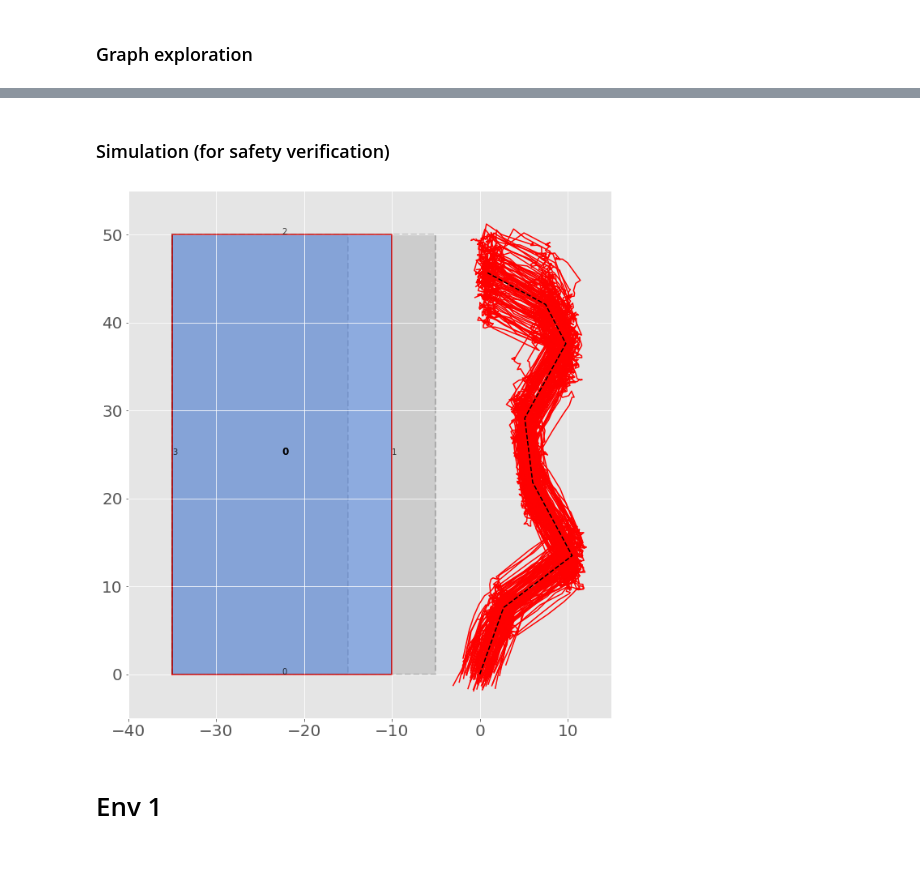
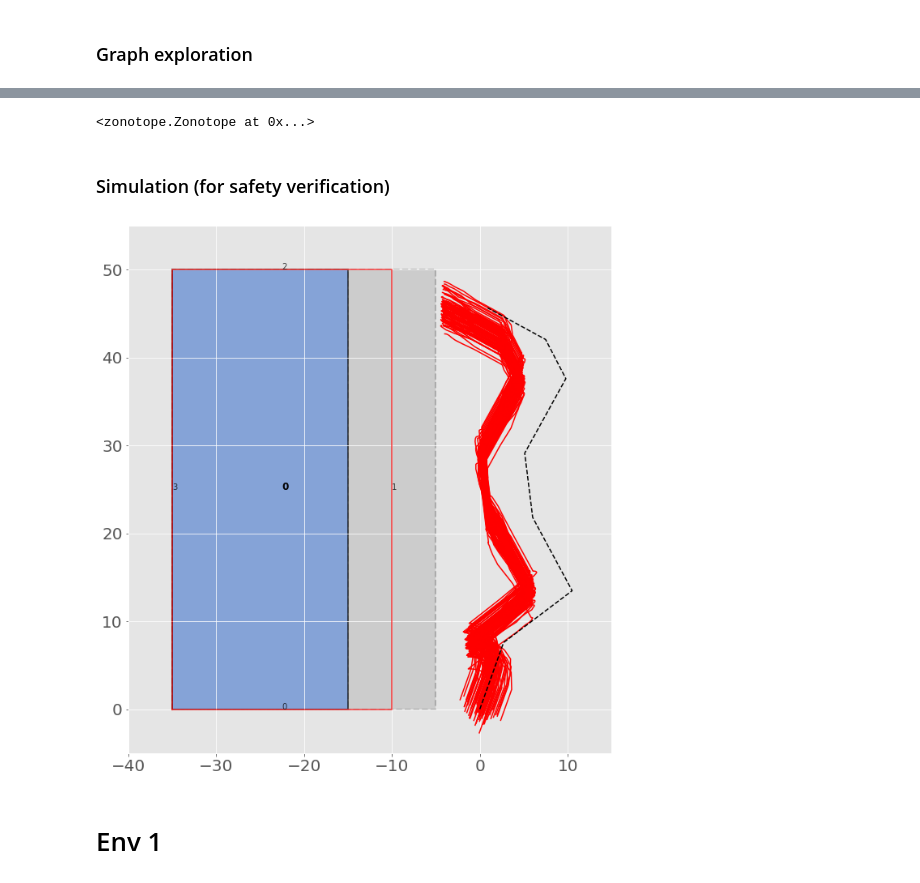
Before and after one commit to zhangvwk/planning-with-map-errors, a Jupyter notebook: environment_examples.ipynb, the cells around one changed output, grey strips where cells are left out. Saved outputs shown, nothing was run; the diff lists cells and outputs as text; code cells hidden in the pictures.

```diff
--- a/environment_examples.ipynb
+++ b/environment_examples.ipynb
@@ -49,7 +49,7 @@ lqr_planner = LQRPlanner(Q_lqr, R_lqr, A, B)
 
 dx = 1
 Q = np.eye(2) * 0.05
-R = 1
+R = 0.1
 T = 50
 x0 = [0,0]
 
@@ -65,13 +65,13 @@ g = Graph(x0, x_range, env, lqr_planner)
 g.clear()
 # %%
 samples_all = np.load("samples.dat", allow_pickle=True)
-# samples_manual = []
-# # for i in [0,22,8,17,18,23,13,47,10,29,11]:
+samples_manual = []
+for i in [0,22,8,17,18,23,13,47,10,29,11]:
 # for i in [0,8,18,13,47,10,29,11]:
-#     samples_manual.append(samples_all[i,:2])
-# samples_manual = np.array(samples_manual)
-# g.set_samples(samples_manual)
-g.set_samples(samples_all)
+    samples_manual.append(samples_all[i,:2])
+samples_manual = np.array(samples_manual)
+g.set_samples(samples_manual)
+# g.set_samples(samples_all)
 # %%
 g.build(50, r=10, max_neighbors=4, tol=tol)
 # %% [output]
@@ -128,3 +132,7 @@ KeyboardInterrupt:
+# %%
+plan_found.Xk_full
+# %% [output]
+<zonotope.Zonotope at 0x...>
 # %% [markdown]
 ### Simulation (for safety verification)
 # %%
@@ -135,21 +143,21 @@ KeyboardInterrupt:
 
 # path_indices = [0,2,4,6,7,8,9,10]
 path_indices = [0,1,2,3,4,5,6,7]
-x_noms, u_noms = GeoTools.indices2traj(path_indices, 2, 2, g)
+x_noms, u_noms, scales = GeoTools.indices2traj(path_indices, 2, 2, g)
 # %%
 sim = Simulator(env)
 sim.set_motion(A, B, Q)
 sim.set_obs(R)
 sim.set_gain(lqr_planner.gain)
 sim.set_init_est(x_est_0, P_est_0)
 num_iters = 100
-xs, x_ests, x_bars, prob_collision = sim.run(num_iters, x0, P_est_0, x_noms, u_noms)
+xs, x_ests, x_bars, prob_collision = sim.run(num_iters, x0, P_est_0, x_noms, u_noms, scales)
 
 env.plot()
 Point(x0[0],x0[1]).plot()
 sim.plot_trajs(xs, x_noms)
 # %% [output]
-[figure, old version]
+[figure, new version]
 # %% [markdown]
 # Env 1
 # %%
```
Also changed, not shown: parts of 5 cells of this notebook, 1 other file.
